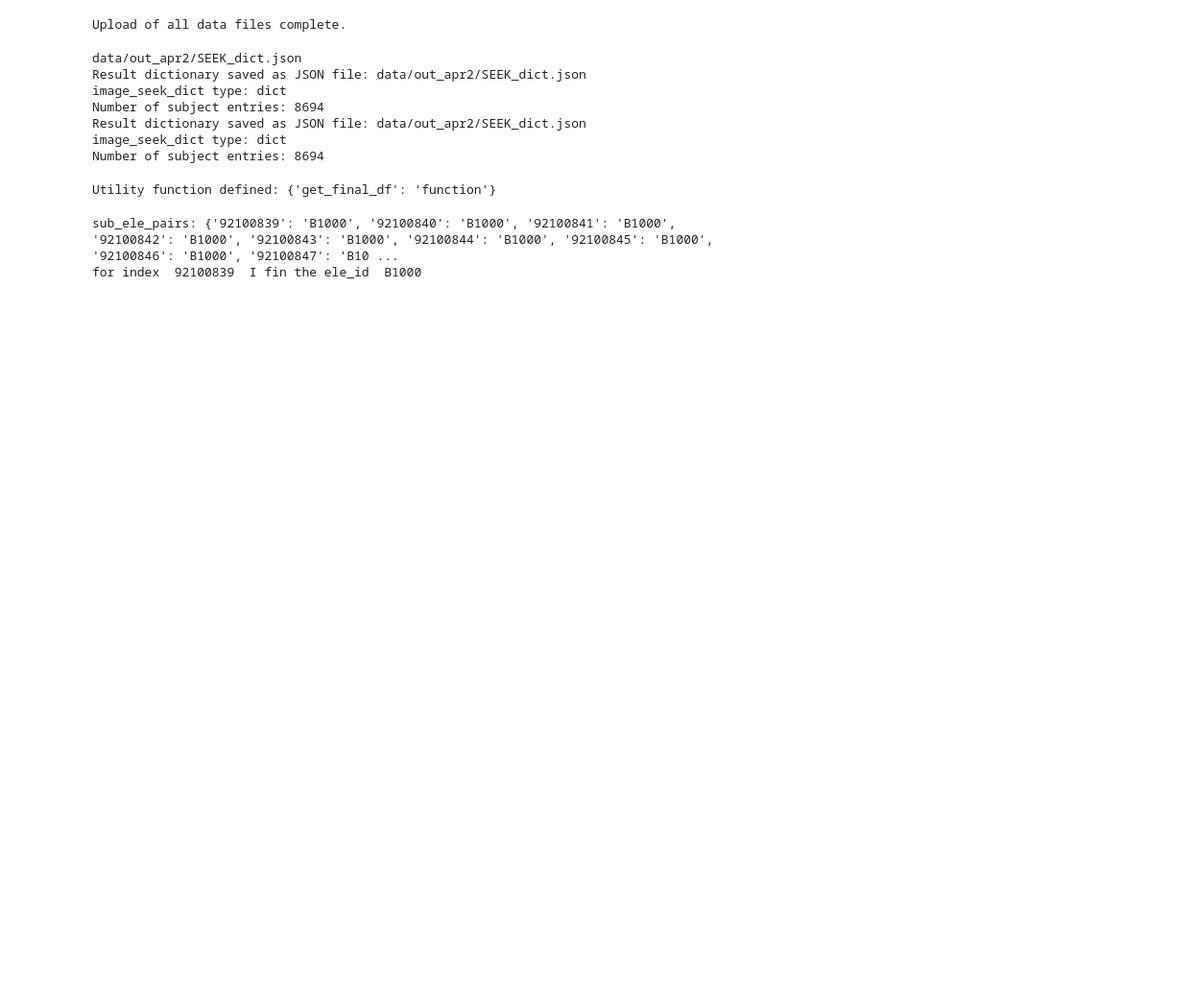
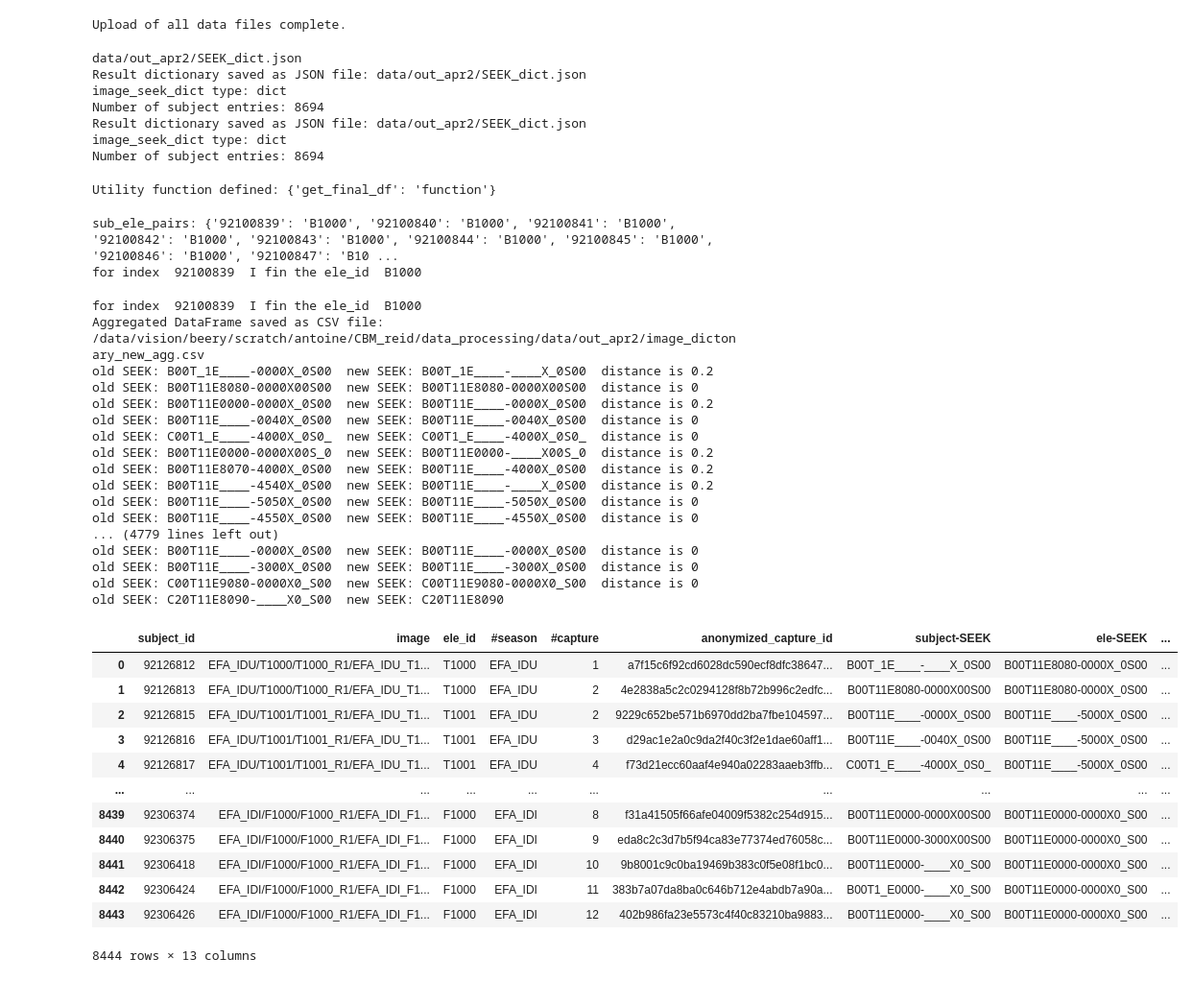
Before and after one commit to AntoineSalaun/Interpretable-and-Editable-Elephant-ReID, a Jupyter notebook: data_processing/new_agg_method.ipynb, the cells around one changed output. Shown at 96% size. Drawn from its saved outputs; the diff is of its cells as text; code cells hidden in the pictures; blank space fills up the shorter version.

```diff
--- a/data_processing/new_agg_method.ipynb
+++ b/data_processing/new_agg_method.ipynb
@@ -140,9 +145,9 @@ def get_val(p_counts, u, most_likely, other, cutoff=.8, fraction=1):
     if most_likely in p_counts:
         return most_likely
 
-    # Default return if none of the conditions are met
+    # Default return if none of the conditions met
     print('None of the expected values were found in dictionary:', p_counts)
-    return None
+    return u
 
 def get_sex_val(p):
     '''
@@ -155,10 +160,10 @@ def get_sex_val(p):
 def get_age_val(p):
     '''
     Determines the value of the character as follows:
-        If the underscore has a percentage > 80%, return the underscore
+        If the double underscore has a percentage > 80%, return the double underscore
         Else, return 20 if it has a higher percentage than 00, and 00 otherwise
     '''
-    return get_val(p_counts=p, u='_', most_likely='00', other='20')
+    return get_val(p_counts=p, u='__', most_likely='00', other='20')
 
 def get_tusk_val(p):
     '''
@@ -197,7 +202,7 @@ def get_tear_hole_val(p, cutoff=.9, frac=2):
             max_key = key
             max_value = value
 
-    return max_key
+    return max_key if max_key is not None else u
 
 def get_feature_val(p):
     '''
@@ -317,0 +459,55 @@ for index  92100839  I fin the ele_id  B1000
+# %%
+merged_df,image_seek_df = aggregate_wrt_rules(image_seek_dict, rules=traditional_rules, export_name = 'image_dictonary_new_agg.csv')
+merged_df
+
+# ensure project root is on sys.path so we can import SEEK utilities
+import sys
+REPO_ROOT = '/data/vision/beery/scratch/antoine/CBM_reid'
+if REPO_ROOT not in sys.path:
+    sys.path.append(REPO_ROOT)
+from methods.seek_code import SEEK
+
+count, dist = 0, 0
+for subject_id, row in merged_df.iterrows():
+    old_code = SEEK(row['old-subject-SEEK'])
+    new_code = SEEK(row['subject-SEEK'])
+    x = SEEK.distance_3(old_code, new_code)
+    dist += x
+    count +=1
+    #print('old SEEK:', old_code, ' new SEEK:', new_code,' distance is' , x)
+
+print('The average distance between the ancient and the new SEEK code (after enforcing invisible ears) is ', dist / count )
+#using SEEK.distance3 measure the distance between the old and new subject seek codes
+
+merged_df
+# %% [output]
+for index  92100839  I fin the ele_id  B1000
+Aggregated DataFrame saved as CSV file: /data/vision/beery/scratch/antoine/CBM_reid/data_processing/data/out_apr2/image_dictonary_new_agg.csv
+old SEEK: B00T_1E____-0000X_0S00  new SEEK: B00T_1E____-____X_0S00  distance is 0.2
+old SEEK: B00T11E8080-0000X00S00  new SEEK: B00T11E8080-0000X00S00  distance is 0
+old SEEK: B00T11E0000-0000X_0S00  new SEEK: B00T11E____-0000X_0S00  distance is 0.2
+old SEEK: B00T11E____-0040X_0S00  new SEEK: B00T11E____-0040X_0S00  distance is 0
+old SEEK: C00T1_E____-4000X_0S0_  new SEEK: C00T1_E____-4000X_0S0_  distance is 0
+old SEEK: B00T11E0000-0000X00S_0  new SEEK: B00T11E0000-____X00S_0  distance is 0.2
+old SEEK: B00T11E8070-4000X_0S00  new SEEK: B00T11E____-4000X_0S00  distance is 0.2
+old SEEK: B00T11E____-4540X_0S00  new SEEK: B00T11E____-____X_0S00  distance is 0.2
+old SEEK: B00T11E____-5050X_0S00  new SEEK: B00T11E____-5050X_0S00  distance is 0
+old SEEK: B00T11E____-4550X_0S00  new SEEK: B00T11E____-4550X_0S00  distance is 0
+... (4779 lines left out)
+old SEEK: B00T11E____-0000X_0S00  new SEEK: B00T11E____-0000X_0S00  distance is 0
+old SEEK: B00T11E____-3000X_0S00  new SEEK: B00T11E____-3000X_0S00  distance is 0
+old SEEK: C00T11E9080-0000X0_S00  new SEEK: C00T11E9080-0000X0_S00  distance is 0
+old SEEK: C20T11E8090-____X0_S00  new SEEK: C20T11E8090
+|  | subject_id | image | ele_id | #season | #capture | anonymized_capture_id | subject-SEEK | ele-SEEK | ... |
+| 0 | 92126812 | EFA_IDU/T1000/T1000_R1/EFA_IDU_T1... | T1000 | EFA_IDU | 1 | a7f15c6f92cd6028dc590ecf8dfc38647... | B00T_1E____-____X_0S00 | B00T11E8080-0000X_0S00 | ... |
+| 1 | 92126813 | EFA_IDU/T1000/T1000_R1/EFA_IDU_T1... | T1000 | EFA_IDU | 2 | 4e2838a5c2c0294128f8b72b996c2edfc... | B00T11E8080-0000X00S00 | B00T11E8080-0000X_0S00 | ... |
+| 2 | 92126815 | EFA_IDU/T1001/T1001_R1/EFA_IDU_T1... | T1001 | EFA_IDU | 2 | 9229c652be571b6970dd2ba7fbe104597... | B00T11E____-0000X_0S00 | B00T11E____-5000X_0S00 | ... |
+| 3 | 92126816 | EFA_IDU/T1001/T1001_R1/EFA_IDU_T1... | T1001 | EFA_IDU | 3 | d29ac1e2a0c9da2f40c3f2e1dae60aff1... | B00T11E____-0040X_0S00 | B00T11E____-5000X_0S00 | ... |
+| 4 | 92126817 | EFA_IDU/T1001/T1001_R1/EFA_IDU_T1... | T1001 | EFA_IDU | 4 | f73d21ecc60aaf4e940a02283aaeb3ffb... | C00T1_E____-4000X_0S0_ | B00T11E____-5000X_0S00 | ... |
+| ... | ... | ... | ... | ... | ... | ... | ... | ... | ... |
+| 8439 | 92306374 | EFA_IDI/F1000/F1000_R1/EFA_IDI_F1... | F1000 | EFA_IDI | 8 | f31a41505f66afe04009f5382c254d915... | B00T11E0000-0000X00S00 | B00T11E0000-0000X0_S00 | ... |
+| 8440 | 92306375 | EFA_IDI/F1000/F1000_R1/EFA_IDI_F1... | F1000 | EFA_IDI | 9 | eda8c2c3d7b5f94ca83e77374ed76058c... | B00T11E0000-3000X00S00 | B00T11E0000-0000X0_S00 | ... |
+| 8441 | 92306418 | EFA_IDI/F1000/F1000_R1/EFA_IDI_F1... | F1000 | EFA_IDI | 10 | 9b8001c9c0ba19469b383c0f5e08f1bc0... | B00T11E0000-____X0_S00 | B00T11E0000-0000X0_S00 | ... |
+| 8442 | 92306424 | EFA_IDI/F1000/F1000_R1/EFA_IDI_F1... | F1000 | EFA_IDI | 11 | 383b7a07da8ba0c646b712e4abdb7a90a... | B00T1_E0000-____X0_S00 | B00T11E0000-0000X0_S00 | ... |
+| 8443 | 92306426 | EFA_IDI/F1000/F1000_R1/EFA_IDI_F1... | F1000 | EFA_IDI | 12 | 402b986fa23e5573c4f40c83210ba9883... | B00T11E0000-____X0_S00 | B00T11E0000-0000X0_S00 | ... |
+8444 rows × 13 columns
```
Also changed, not shown: parts of 5 cells of this notebook, 18 other files.
